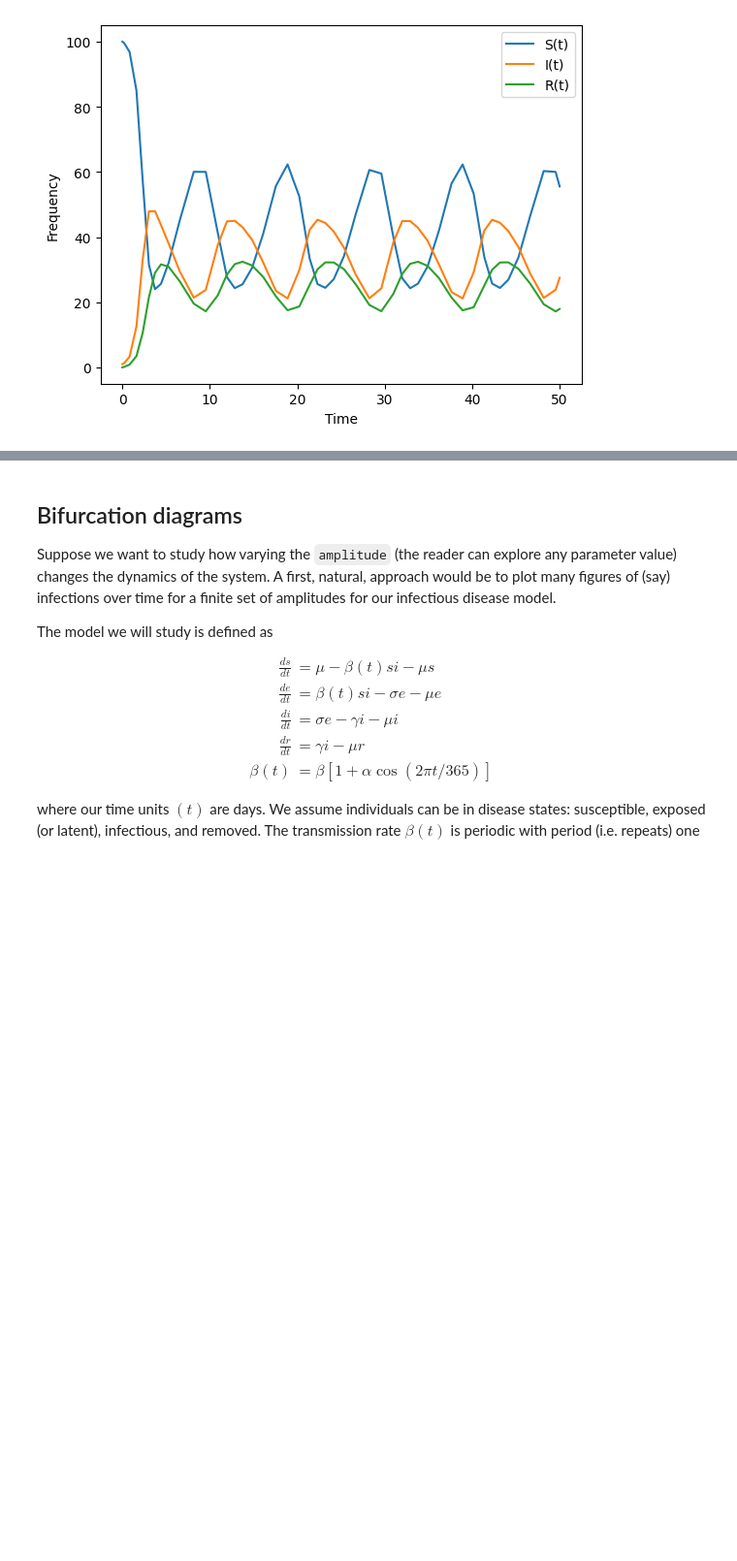
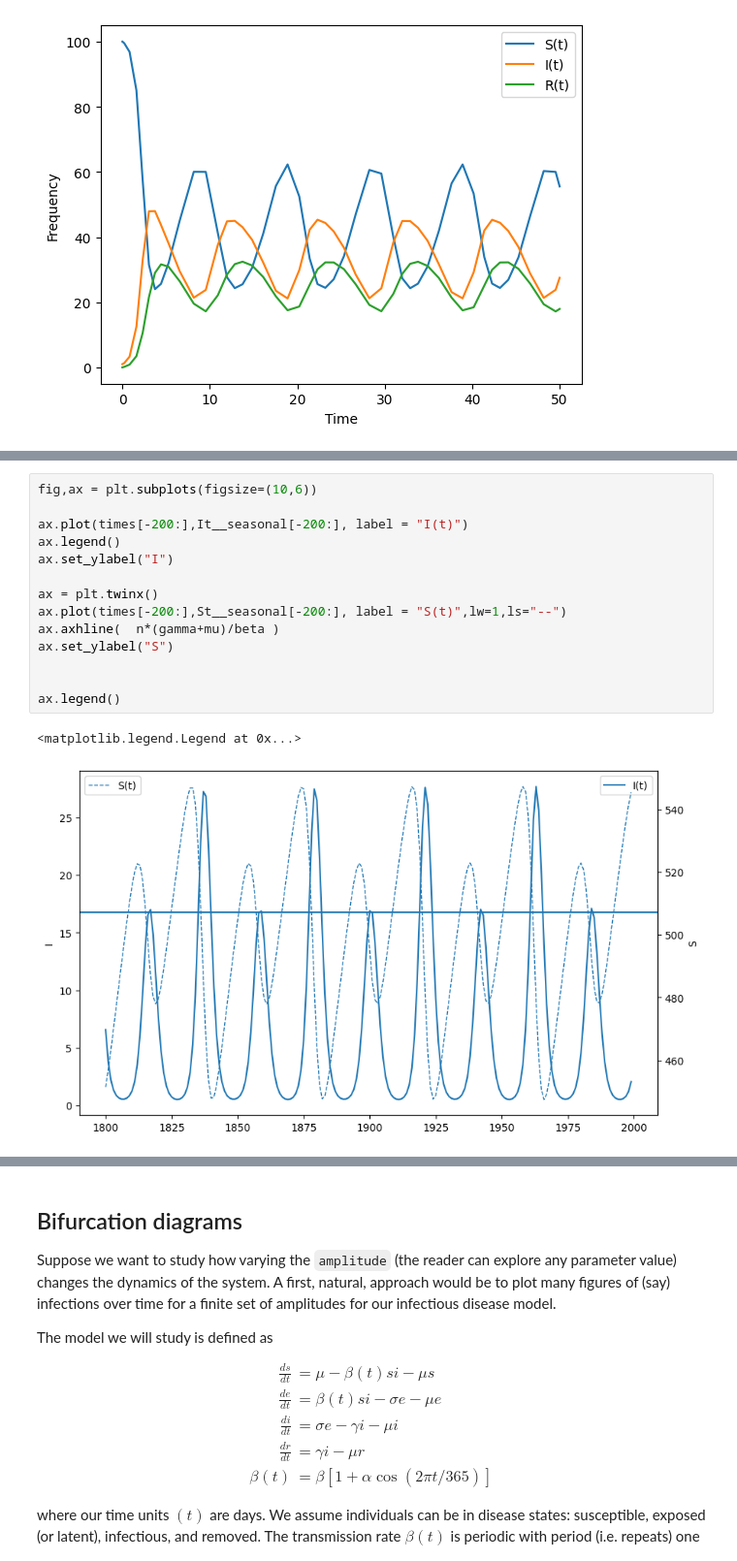
Before and after one commit to computationalUncertaintyLab/outbreak_book, a Jupyter notebook: outbreak_science/temp_forcing.ipynb, the cells around one changed output, grey strips where cells are left out. Shown at 97% size. Saved outputs shown, nothing was run; the diff lists cells and outputs as text; blank space fills up the shorter version.

```diff
--- a/outbreak_science/temp_forcing.ipynb
+++ b/outbreak_science/temp_forcing.ipynb
@@ -340,0 +410,17 @@ plt.show()
+# %%
+fig,ax = plt.subplots(figsize=(10,6))
+
+ax.plot(times[-200:],It__seasonal[-200:], label = "I(t)")
+ax.legend()
+ax.set_ylabel("I")
+
+ax = plt.twinx()
+ax.plot(times[-200:],St__seasonal[-200:], label = "S(t)",lw=1,ls="--")
+ax.axhline(  n*(gamma+mu)/beta )
+ax.set_ylabel("S")
+
+
+ax.legend()
+# %% [output]
+<matplotlib.legend.Legend at 0x...>
+[figure, added]
```
Also changed, not shown: parts of 7 cells of this notebook.
